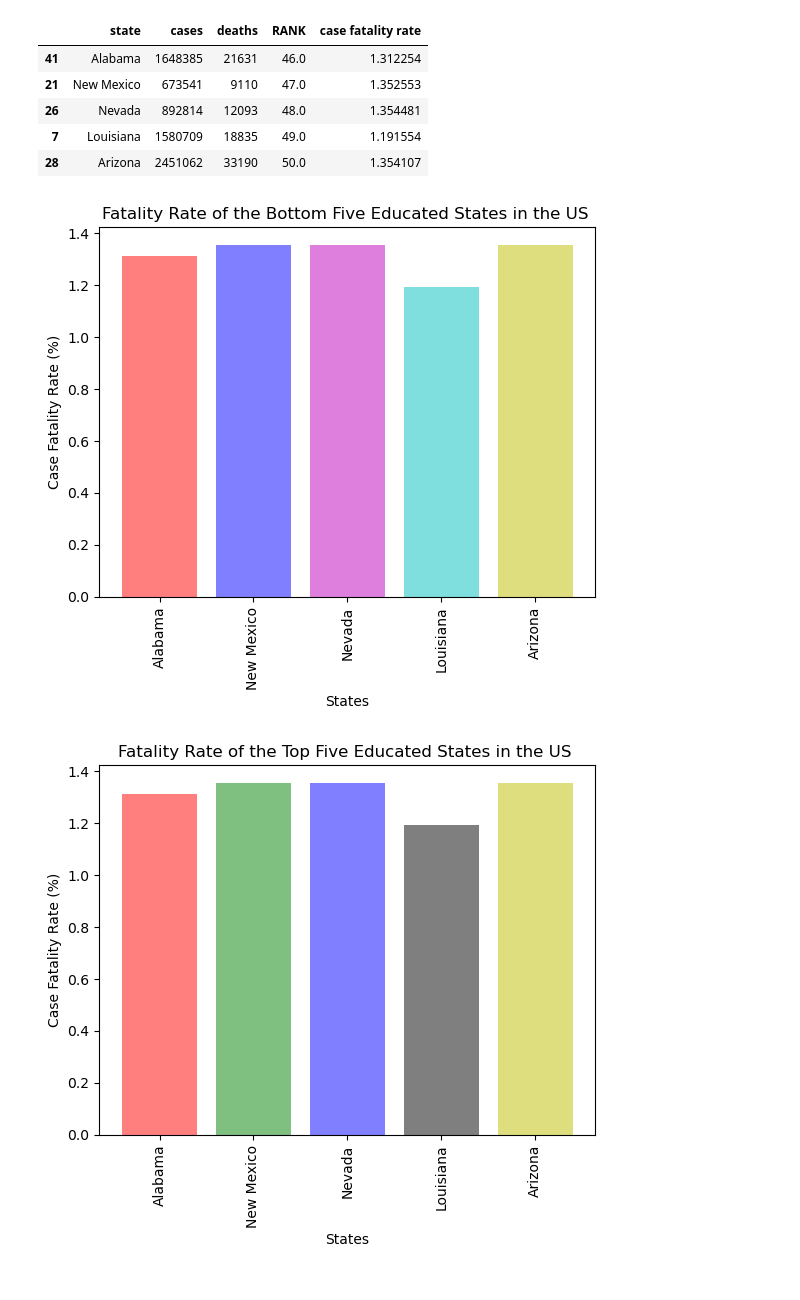
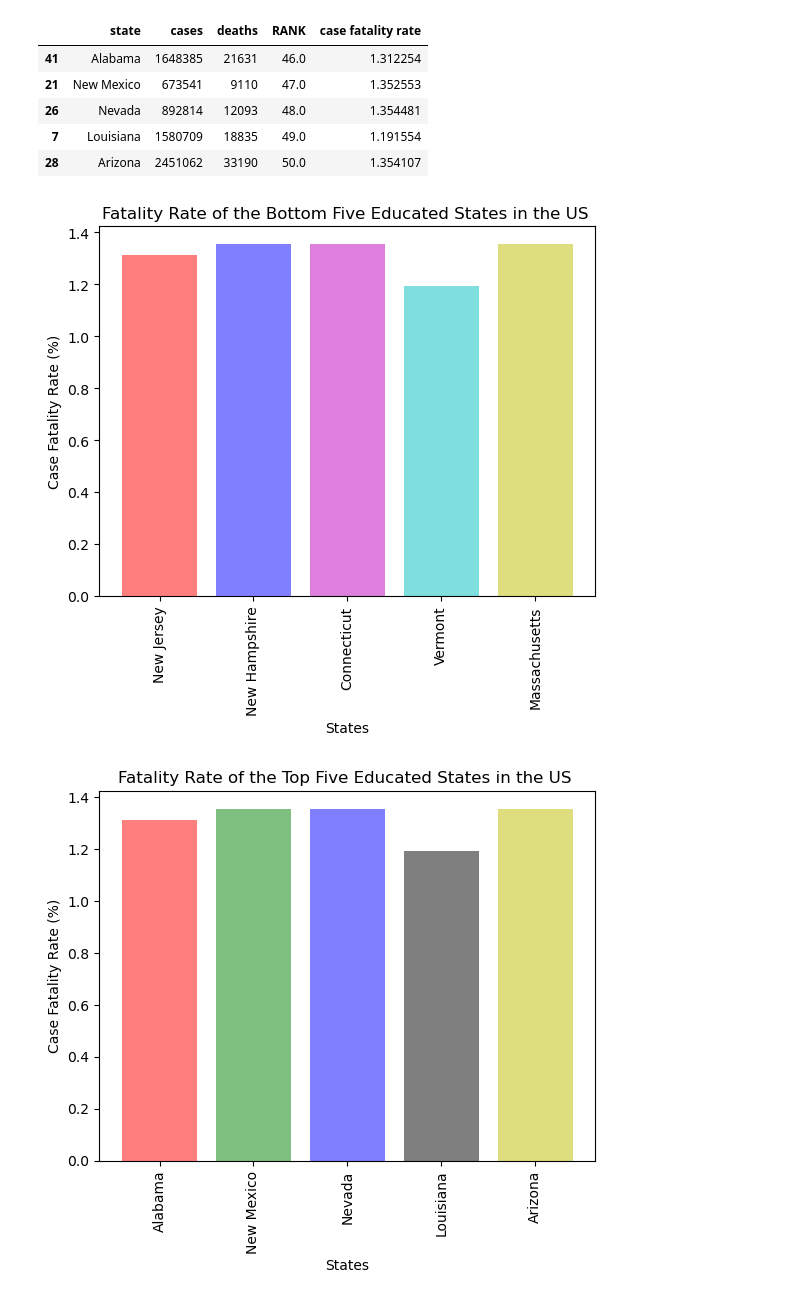
Before and after one commit to IsmailBilal92/EDA-project-one-group-one, a Jupyter notebook: project-1/COVID_education_level.ipynb, the cells around one changed output. Cells and saved outputs as stored; diff of their text form; code cells hidden in the pictures.

```diff
--- a/project-1/COVID_education_level.ipynb
+++ b/project-1/COVID_education_level.ipynb
@@ -259,17 +259,17 @@ bar_colors = ['r', 'b', 'm', 'c', 'y']
 # %%
 tick_locations = [value for value in x_axis]
 plt.bar(x_axis,top_fatality_rate, color=bar_colors, alpha=0.5, align="center",label=bar_labels)
 
-x= plt.xticks(tick_locations, top_five["state"],rotation="vertical" )
+x= plt.xticks(tick_locations, bottom_five["state"],rotation="vertical" )
 
 # Give our chart some labels and a tile
 plt.title("Fatality Rate of the Bottom Five Educated States in the US ")
 plt.xlabel("States")
 plt.ylabel("Case Fatality Rate (%)")
 plt.savefig("images/Fatality rate of the bottom five states.png")
 plt.show()
 # %% [output]
-[figure, old version]
+[figure, new version]
 # %%
 # Create an array that contains the number of users each language has
 
```
Also changed, not shown: 1 other file.
